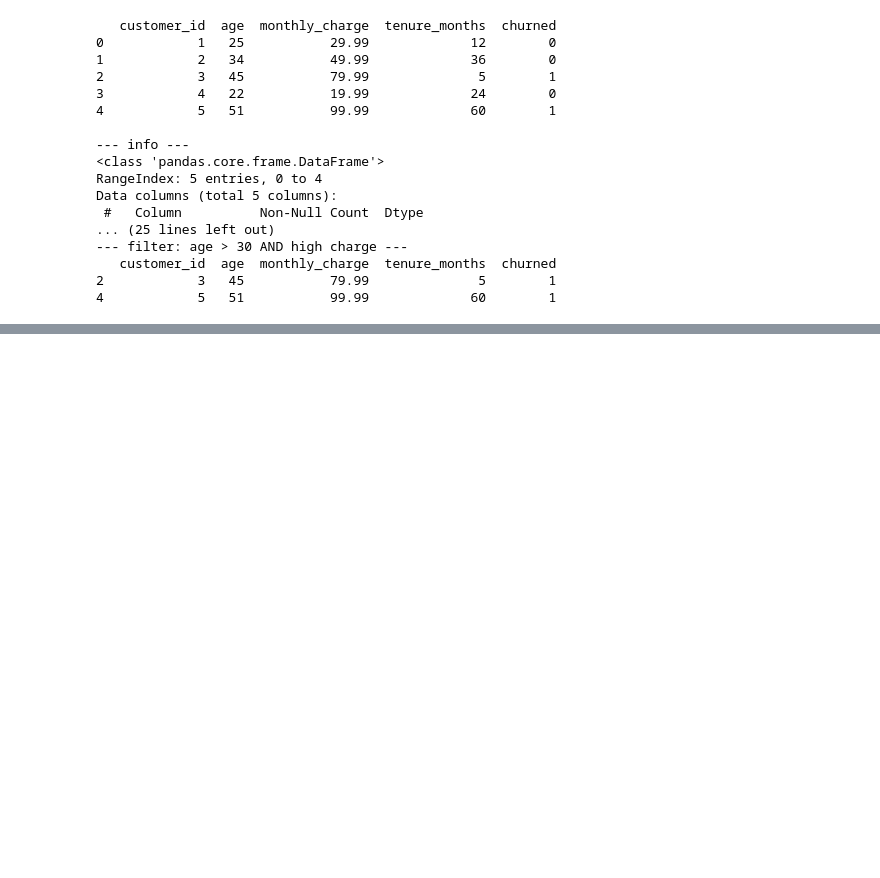
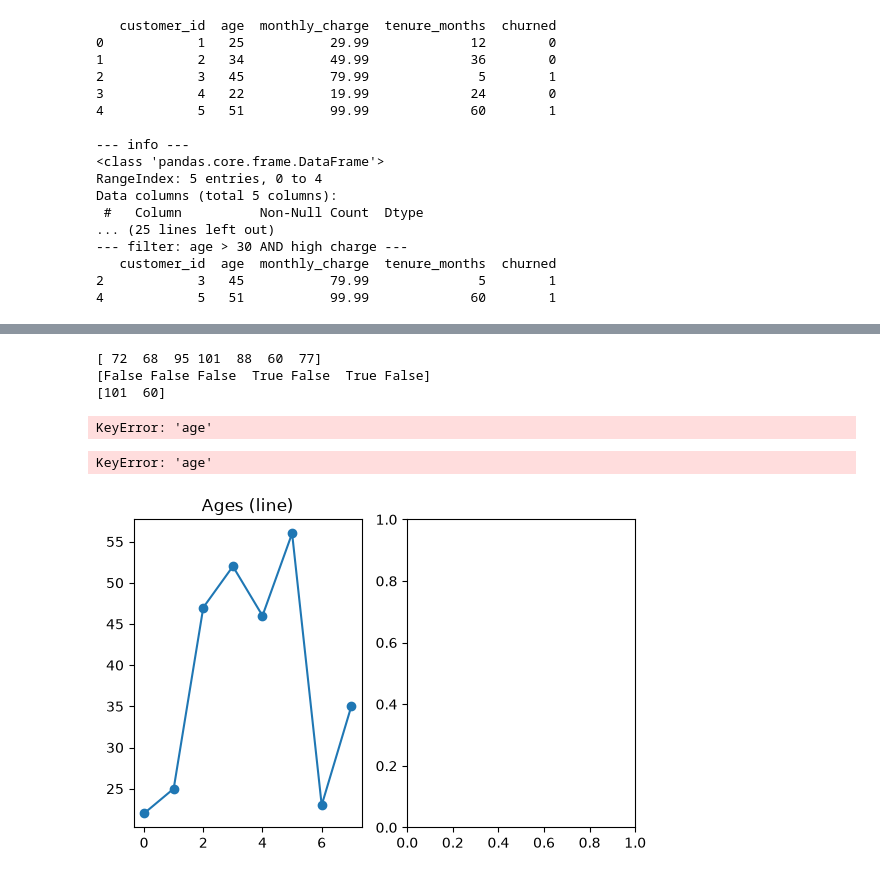
Before and after one commit to saiapple783/ml-speedrun, a Jupyter notebook: pandas.ipynb, the cells around one changed output, grey strips where cells are left out. Drawn from its saved outputs; the diff is of its cells as text; code cells hidden in the pictures; blank space fills up the shorter version.

```diff
--- a/pandas.ipynb
+++ b/pandas.ipynb
@@ -67,0 +150,43 @@ Data columns (total 5 columns):
+# %%
+temps = np.array([72, 68, 95, 101, 88, 60, 77])
+print(temps)
+mask = (temps < 65) | (temps > 95)
+print(mask)
+extreme_temps = temps[mask]
+print(extreme_temps)
+# %% [output]
+[ 72  68  95 101  88  60  77]
+[False False False  True False  True False]
+[101  60]
+# %%
+df_filtered = df(df["age"] > 30 & df["monthly_charge"] > 50)
+# %% [output]
+KeyError: 'age'
+# %%
+plt.figure(figsize=(10, 4))
+
+# Plot 1: simple line plot
+plt.subplot(1, 3, 1)
+ages = [22, 25, 47, 52, 46, 56, 23, 35]
+plt.plot(ages, marker='o')
+plt.title("Ages (line)")
+
+# Plot 2: histogram - distribution of a column
+plt.subplot(1, 3, 2)
+plt.hist(df["age"], bins=5, color='steelblue', edgecolor='black')
+plt.title("Age distribution")
+plt.xlabel("Age")
+
+# Plot 3: scatter - relationship between two variables
+plt.subplot(1, 3, 3)
+colors = ['red' if c == 1 else 'green' for c in df["churned"]]
+plt.scatter(df["age"], df["monthly_charge"], c=colors)
+plt.title("Age vs Charge (red=churned)")
+plt.xlabel("Age")
+plt.ylabel("Monthly Charge")
+
+plt.tight_layout()
+plt.show()
+# %% [output]
+KeyError: 'age'
+[figure, added]
```
Also changed, not shown: parts of 2 cells of this notebook, 4 other files.
